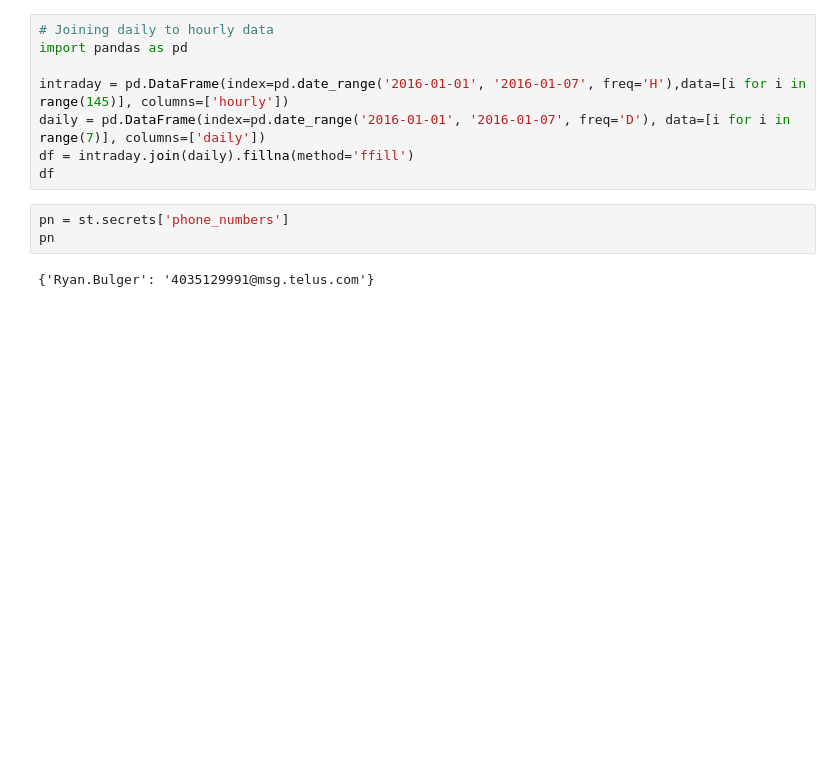
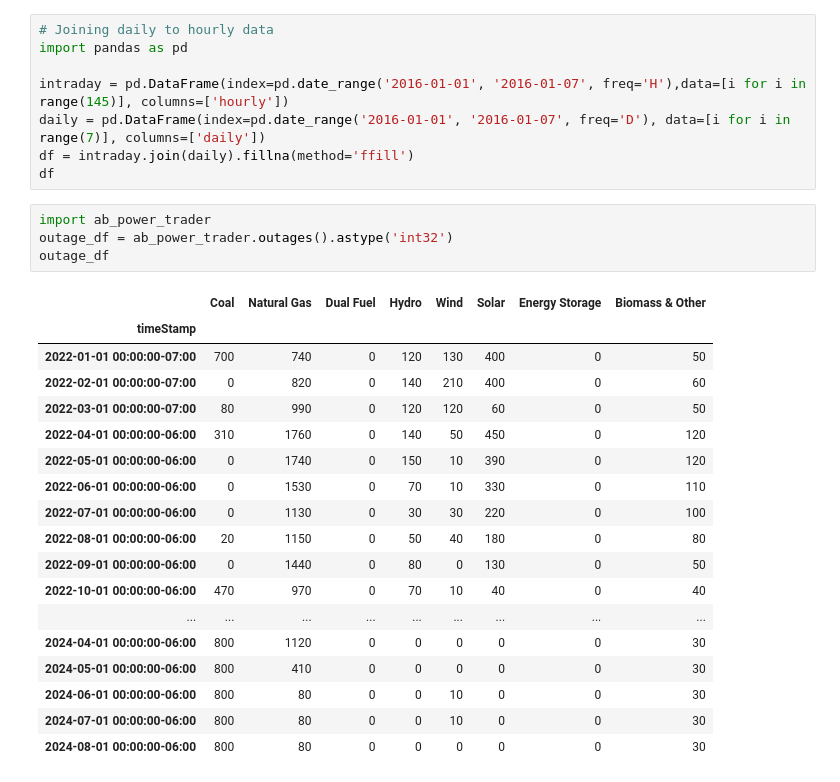
Before and after one commit to victus-ai-inc/power-trader, a Jupyter notebook: jupyter_testing.ipynb, the cells around one changed output. Saved outputs shown, nothing was run; the diff lists cells and outputs as text; blank space fills up the shorter version.

```diff
--- a/jupyter_testing.ipynb
+++ b/jupyter_testing.ipynb
@@ -153,8 +153,26 @@ intraday = pd.DataFrame(index=pd.date_range('2016-01-01', '2016-01-07', freq='H'
 daily = pd.DataFrame(index=pd.date_range('2016-01-01', '2016-01-07', freq='D'), data=[i for i in range(7)], columns=['daily'])
 df = intraday.join(daily).fillna(method='ffill')
 df
-# %%
-pn = st.secrets['phone_numbers']
-pn
-# %% [output]
-{'Ryan.Bulger': '4035129991@msg.telus.com'}
+# %%
+import ab_power_trader
+outage_df = ab_power_trader.outages().astype('int32')
+outage_df
+# %% [output]
+|  | Coal | Natural Gas | Dual Fuel | Hydro | Wind | Solar | Energy Storage | Biomass & Other |
+| timeStamp |  |  |  |  |  |  |  |  |
+| 2022-01-01 00:00:00-07:00 | 700 | 740 | 0 | 120 | 130 | 400 | 0 | 50 |
+| 2022-02-01 00:00:00-07:00 | 0 | 820 | 0 | 140 | 210 | 400 | 0 | 60 |
+| 2022-03-01 00:00:00-07:00 | 80 | 990 | 0 | 120 | 120 | 60 | 0 | 50 |
+| 2022-04-01 00:00:00-06:00 | 310 | 1760 | 0 | 140 | 50 | 450 | 0 | 120 |
+| 2022-05-01 00:00:00-06:00 | 0 | 1740 | 0 | 150 | 10 | 390 | 0 | 120 |
+| 2022-06-01 00:00:00-06:00 | 0 | 1530 | 0 | 70 | 10 | 330 | 0 | 110 |
+| 2022-07-01 00:00:00-06:00 | 0 | 1130 | 0 | 30 | 30 | 220 | 0 | 100 |
+| 2022-08-01 00:00:00-06:00 | 20 | 1150 | 0 | 50 | 40 | 180 | 0 | 80 |
+| 2022-09-01 00:00:00-06:00 | 0 | 1440 | 0 | 80 | 0 | 130 | 0 | 50 |
+| 2022-10-01 00:00:00-06:00 | 470 | 970 | 0 | 70 | 10 | 40 | 0 | 40 |
+| ... | ... | ... | ... | ... | ... | ... | ... | ... |
+| 2024-04-01 00:00:00-06:00 | 800 | 1120 | 0 | 0 | 0 | 0 | 0 | 30 |
+| 2024-05-01 00:00:00-06:00 | 800 | 410 | 0 | 0 | 0 | 0 | 0 | 30 |
+| 2024-06-01 00:00:00-06:00 | 800 | 80 | 0 | 0 | 10 | 0 | 0 | 30 |
+| 2024-07-01 00:00:00-06:00 | 800 | 80 | 0 | 0 | 10 | 0 | 0 | 30 |
+| 2024-08-01 00:00:00-06:00 | 800 | 80 | 0 | 0 | 0 | 0 | 0 | 30 |
```
Also changed, not shown: parts of 2 cells of this notebook, 2 other files.
